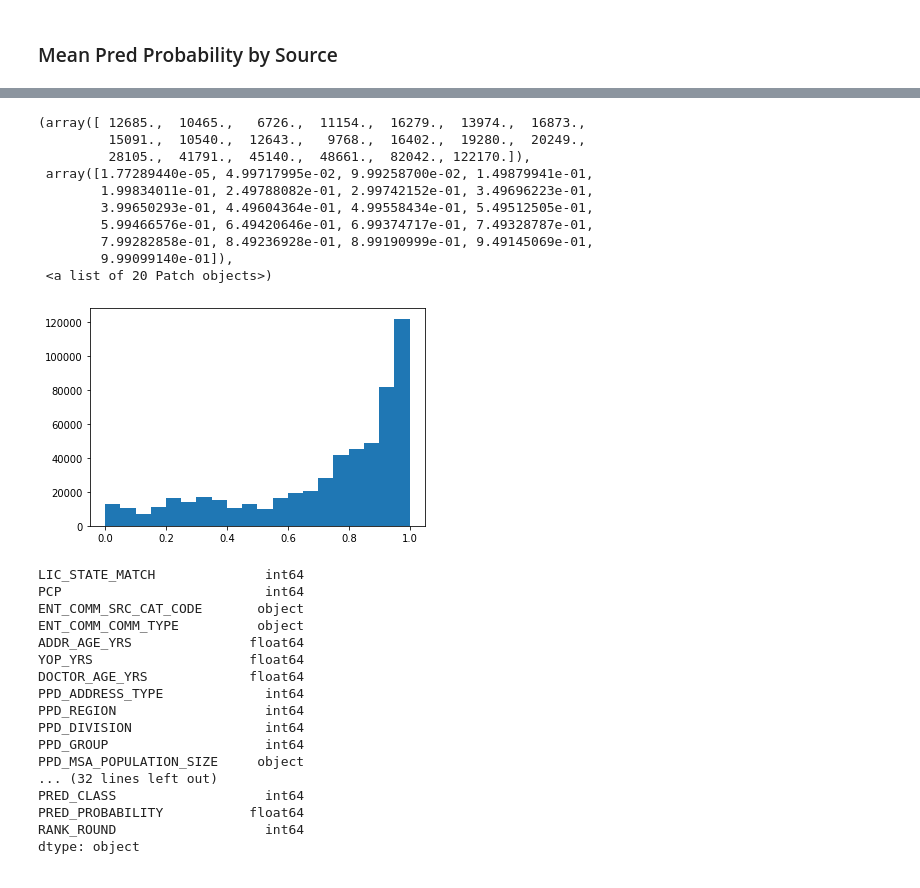
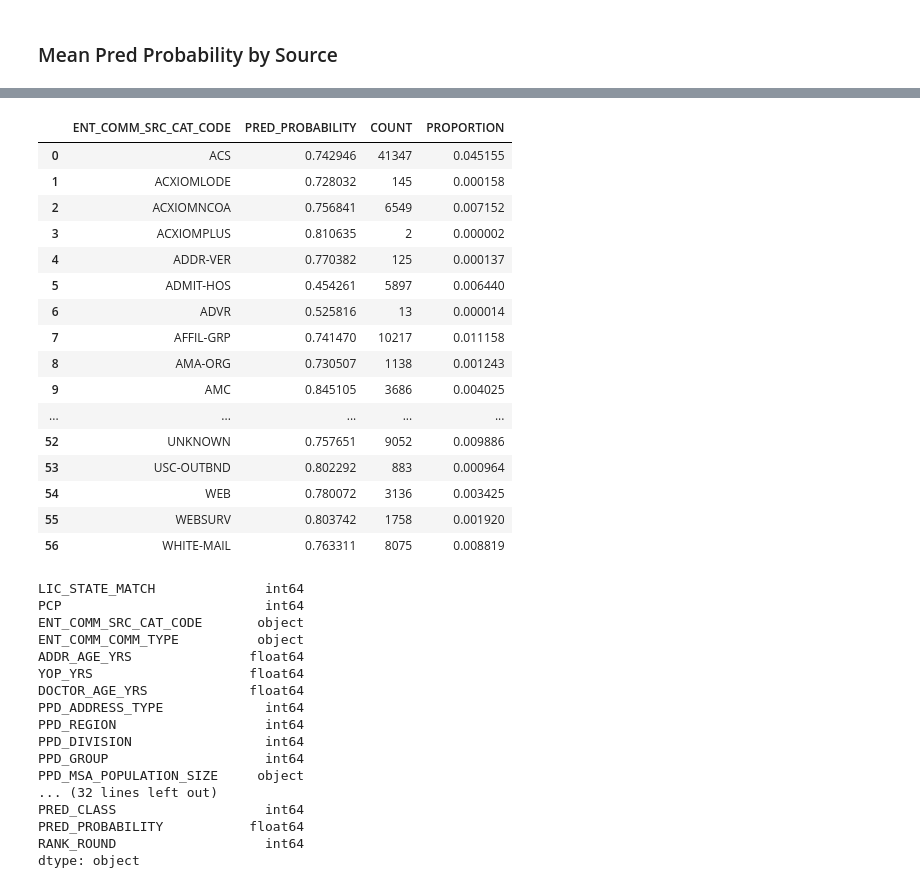
Before and after one commit to AMADataLabs/Core, a Jupyter notebook: Sandbox/PoloRankModel/ScoreAnalysis.ipynb, the cells around one changed output, grey strips where cells are left out. Saved outputs shown, nothing was run; the diff lists cells and outputs as text; code cells hidden in the pictures.

```diff
--- a/Sandbox/PoloRankModel/ScoreAnalysis.ipynb
+++ b/Sandbox/PoloRankModel/ScoreAnalysis.ipynb
@@ -74,14 +111,0 @@ pairs.head()
-# %%
-plt.hist(df.groupby(['PPD_ME', 'ENT_COMM_COMM_ID'])['PRED_PROBABILITY'].mean(), bins=20)
-# %% [output]
-(array([ 12685.,  10465.,   6726.,  11154.,  16279.,  13974.,  16873.,
-         15091.,  10540.,  12643.,   9768.,  16402.,  19280.,  20249.,
-         28105.,  41791.,  45140.,  48661.,  82042., 122170.]),
- array([1.77289440e-05, 4.99717995e-02, 9.99258700e-02, 1.49879941e-01,
-        1.99834011e-01, 2.49788082e-01, 2.99742152e-01, 3.49696223e-01,
-        3.99650293e-01, 4.49604364e-01, 4.99558434e-01, 5.49512505e-01,
-        5.99466576e-01, 6.49420646e-01, 6.99374717e-01, 7.49328787e-01,
-        7.99282858e-01, 8.49236928e-01, 8.99190999e-01, 9.49145069e-01,
-        9.99099140e-01]),
- <a list of 20 Patch objects>)
-[figure, removed]
@@ -90,0 +112,25 @@ df.groupby('ENT_COMM_SRC_CAT_CODE')['PRED_PROBABILITY'].mean().reset_index().sor
+# %%
+source_scores_counts_df = pd.merge(df.groupby('ENT_COMM_SRC_CAT_CODE')['PRED_PROBABILITY'].mean().reset_index(),
+                                  df.groupby('ENT_COMM_SRC_CAT_CODE').size().reset_index(),
+                                  on='ENT_COMM_SRC_CAT_CODE',
+                                  how='inner').rename(columns={0:'COUNT'})
+source_scores_counts_df['PROPORTION'] = source_scores_counts_df['COUNT'] / source_scores_counts_df['COUNT'].sum()
+source_scores_counts_df
+# %% [output]
+|  | ENT_COMM_SRC_CAT_CODE | PRED_PROBABILITY | COUNT | PROPORTION |
+| 0 | ACS | 0.742946 | 41347 | 0.045155 |
+| 1 | ACXIOMLODE | 0.728032 | 145 | 0.000158 |
+| 2 | ACXIOMNCOA | 0.756841 | 6549 | 0.007152 |
+| 3 | ACXIOMPLUS | 0.810635 | 2 | 0.000002 |
+| 4 | ADDR-VER | 0.770382 | 125 | 0.000137 |
+| 5 | ADMIT-HOS | 0.454261 | 5897 | 0.006440 |
+| 6 | ADVR | 0.525816 | 13 | 0.000014 |
+| 7 | AFFIL-GRP | 0.741470 | 10217 | 0.011158 |
+| 8 | AMA-ORG | 0.730507 | 1138 | 0.001243 |
+| 9 | AMC | 0.845105 | 3686 | 0.004025 |
+| ... | ... | ... | ... | ... |
+| 52 | UNKNOWN | 0.757651 | 9052 | 0.009886 |
+| 53 | USC-OUTBND | 0.802292 | 883 | 0.000964 |
+| 54 | WEB | 0.780072 | 3136 | 0.003425 |
+| 55 | WEBSURV | 0.803742 | 1758 | 0.001920 |
+| 56 | WHITE-MAIL | 0.763311 | 8075 | 0.008819 |
```
Also changed, not shown: parts of 33 cells of this notebook, 4 other files.
